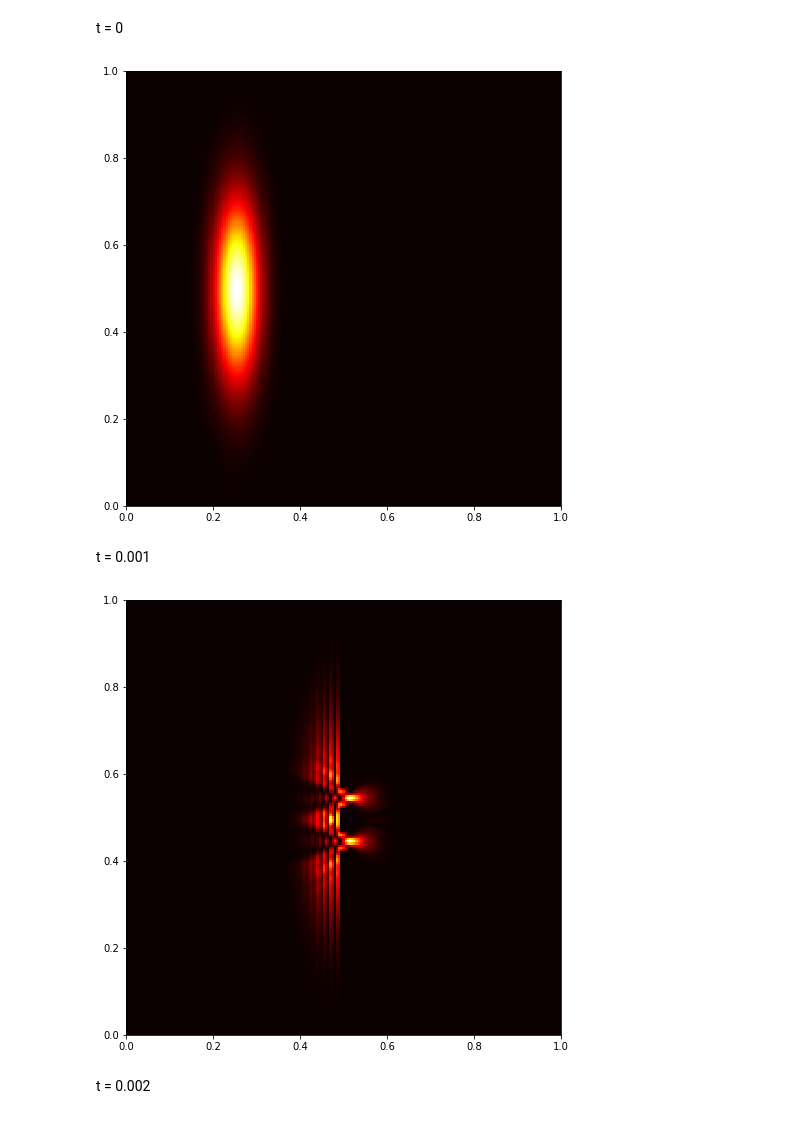
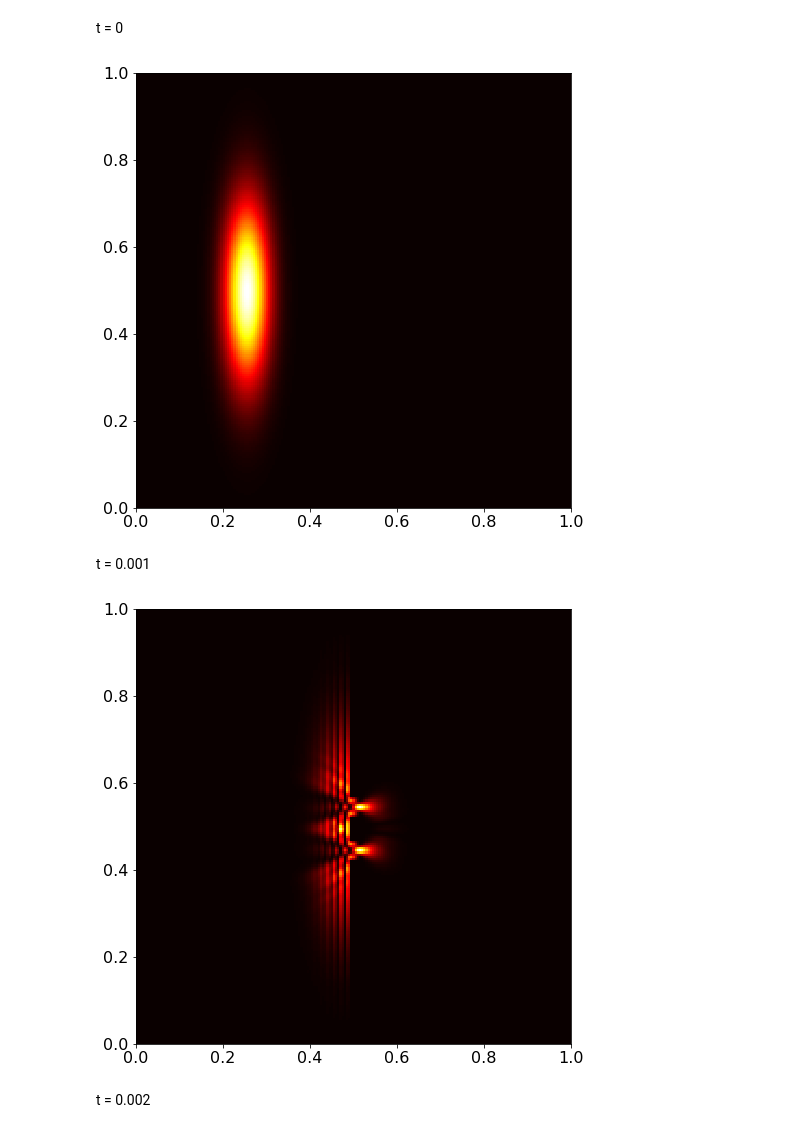
Before and after one commit to moaemilie/Project-5-FYS4150, a Jupyter notebook: Project 5.ipynb, the cells around one changed output. Cells and saved outputs as stored; diff of their text form; code cells hidden in the pictures.

```diff
--- a/Project 5.ipynb
+++ b/Project 5.ipynb
@@ -171,24 +175,26 @@ for column in range(201):
 # %%
 import matplotlib.pyplot as plt
 labels = np.linspace(0,1,201).tolist()
 
 left = 0
 right = 1.
 bottom = 0
 top = 1
 extent = [left, right, bottom, top]
 
 
 fig = plt.figure(figsize=(10, 8))
 #plt.title('Particle in a box for time 0', fontsize=15)
 #plt.xlabel('Cycles', fontsize=15)
 #plt.ylabel('E[ε]', fontsize=15)
 plt.imshow(k, cmap='hot',interpolation='nearest', extent= extent)
 #plt.xticks(k[:,:], labels, rotation = 'vertical')
+plt.xticks(size = 16)
+plt.yticks(size = 16)
 plt.savefig('Task8_0.pdf')
 plt.show()
 # %% [output]
-[figure, old version]
+[figure, new version]
 # %% [markdown]
 t = 0.001
 # %%
@@ -219,10 +225,12 @@ fig = plt.figure(figsize=(10, 8))
 #plt.xlabel('Cycles', fontsize=15)
 #plt.ylabel('E[ε]', fontsize=15)
 plt.imshow(k, cmap='hot', interpolation='nearest', extent = extent) #PuRd
+plt.xticks(size = 16)
+plt.yticks(size = 16)
 plt.savefig('Task8_0001.pdf')
 plt.show()
 # %% [output]
-[figure, old version]
+[figure, new version]
 # %% [markdown]
 t = 0.002
 # %%
```
Also changed, not shown: parts of 13 cells of this notebook, 9 other files.
